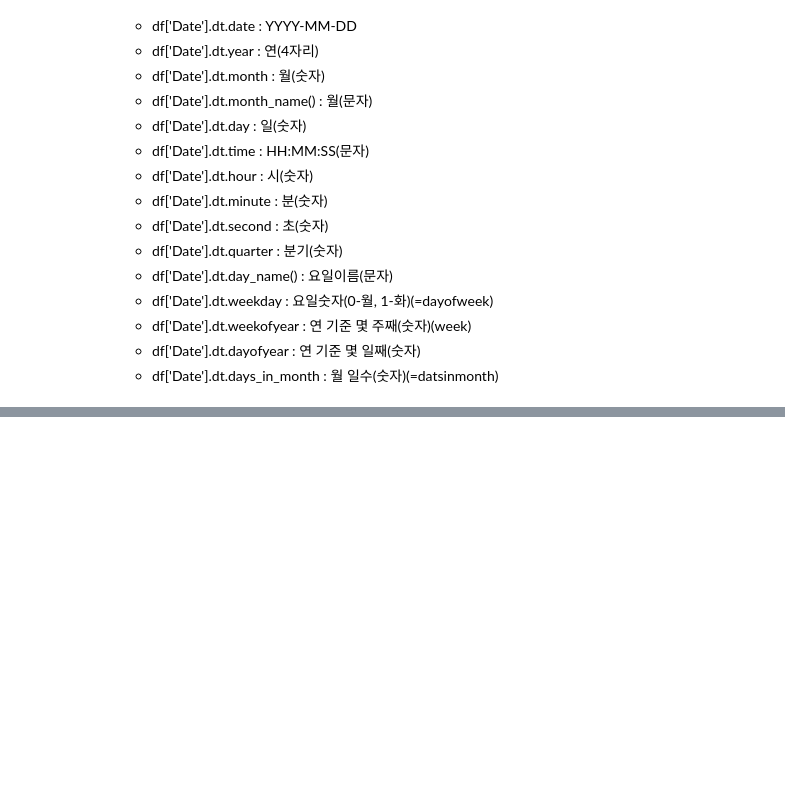
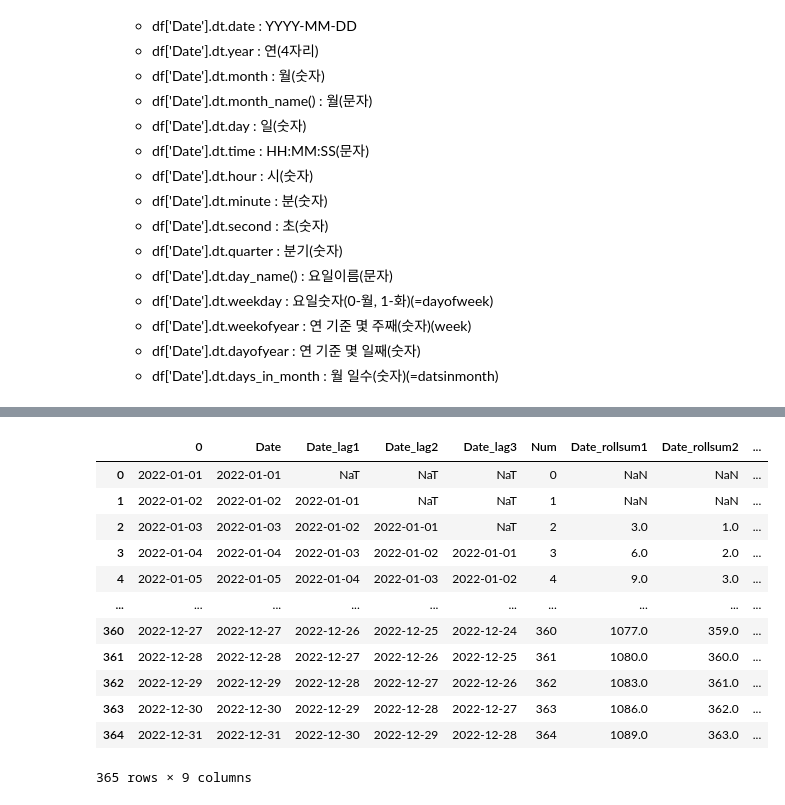
Before and after one commit to Run-aivle/study, a Jupyter notebook: Feb/02.08/GEUN/시계열 데이터 기초.ipynb, the cells around one changed output, grey strips where cells are left out. Saved outputs shown, nothing was run; the diff lists cells and outputs as text; code cells hidden in the pictures; blank space fills up the shorter version.

```diff
--- a/Feb/02.08/GEUN/시계열 데이터 기초.ipynb
+++ b/Feb/02.08/GEUN/시계열 데이터 기초.ipynb
@@ -90,0 +109,2 @@ DatetimeIndex(['2023-01-01', '2023-01-02', '2023-01-03', '2023-01-04',
+# %%
+date2022['Date'] = pd.to_datetime(date2022['Date'])
@@ -90,0 +149,4 @@ DatetimeIndex(['2023-01-01', '2023-01-02', '2023-01-03', '2023-01-04',
+# %%
+date2022['Date_lag1'] = date2022['Date'].shift()
+date2022['Date_lag2'] = date2022['Date'].shift(2)
+date2022['Date_lag3'] = date2022['Date'].shift(3)
@@ -90,0 +176,2 @@ DatetimeIndex(['2023-01-01', '2023-01-02', '2023-01-03', '2023-01-04',
+# %%
+date2022['Num'] = date2022.index
@@ -90,0 +194,20 @@ DatetimeIndex(['2023-01-01', '2023-01-02', '2023-01-03', '2023-01-04',
+# %%
+date2022['Date_rollsum1'] = date2022['Num'].rolling(3).sum()
+date2022['Date_rollsum2'] = date2022['Num'].rolling(3).mean()
+date2022['Date_rollsum3'] = date2022['Num'].rolling(3, min_periods = 1).mean()
+# %%
+date2022
+# %% [output]
+|  | 0 | Date | Date_lag1 | Date_lag2 | Date_lag3 | Num | Date_rollsum1 | Date_rollsum2 | ... |
+| 0 | 2022-01-01 | 2022-01-01 | NaT | NaT | NaT | 0 | NaN | NaN | ... |
+| 1 | 2022-01-02 | 2022-01-02 | 2022-01-01 | NaT | NaT | 1 | NaN | NaN | ... |
+| 2 | 2022-01-03 | 2022-01-03 | 2022-01-02 | 2022-01-01 | NaT | 2 | 3.0 | 1.0 | ... |
+| 3 | 2022-01-04 | 2022-01-04 | 2022-01-03 | 2022-01-02 | 2022-01-01 | 3 | 6.0 | 2.0 | ... |
+| 4 | 2022-01-05 | 2022-01-05 | 2022-01-04 | 2022-01-03 | 2022-01-02 | 4 | 9.0 | 3.0 | ... |
+| ... | ... | ... | ... | ... | ... | ... | ... | ... | ... |
+| 360 | 2022-12-27 | 2022-12-27 | 2022-12-26 | 2022-12-25 | 2022-12-24 | 360 | 1077.0 | 359.0 | ... |
+| 361 | 2022-12-28 | 2022-12-28 | 2022-12-27 | 2022-12-26 | 2022-12-25 | 361 | 1080.0 | 360.0 | ... |
+| 362 | 2022-12-29 | 2022-12-29 | 2022-12-28 | 2022-12-27 | 2022-12-26 | 362 | 1083.0 | 361.0 | ... |
+| 363 | 2022-12-30 | 2022-12-30 | 2022-12-29 | 2022-12-28 | 2022-12-27 | 363 | 1086.0 | 362.0 | ... |
+| 364 | 2022-12-31 | 2022-12-31 | 2022-12-30 | 2022-12-29 | 2022-12-28 | 364 | 1089.0 | 363.0 | ... |
+365 rows × 9 columns
```
Also changed, not shown: parts of 10 cells of this notebook.
